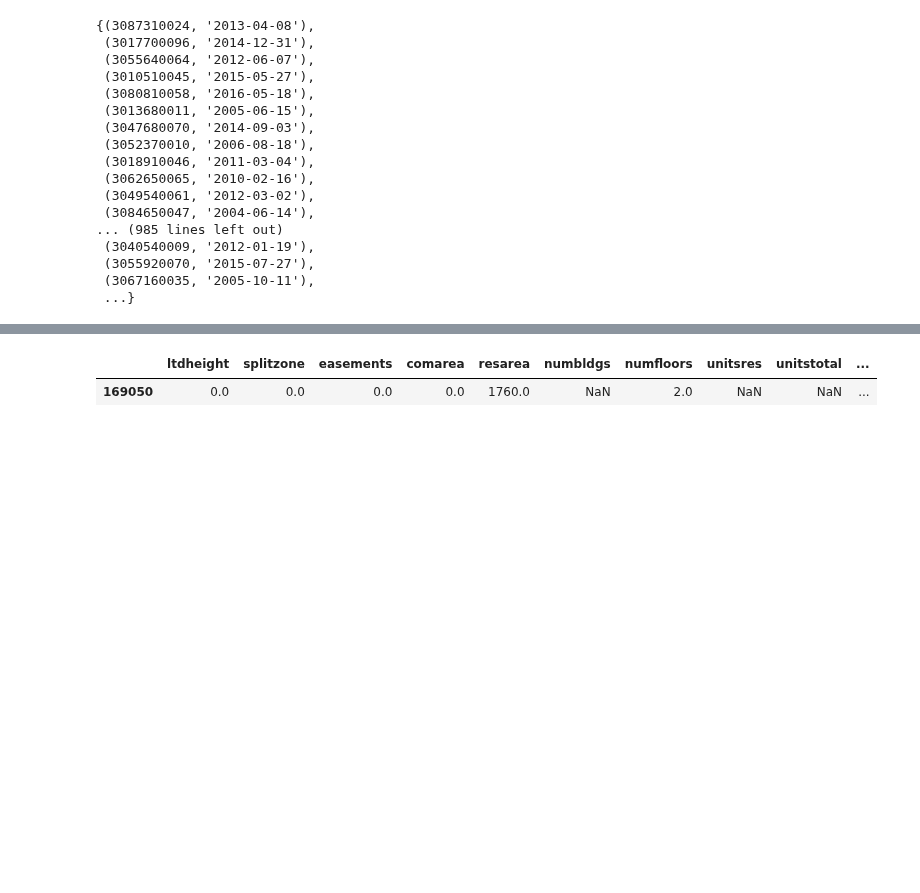
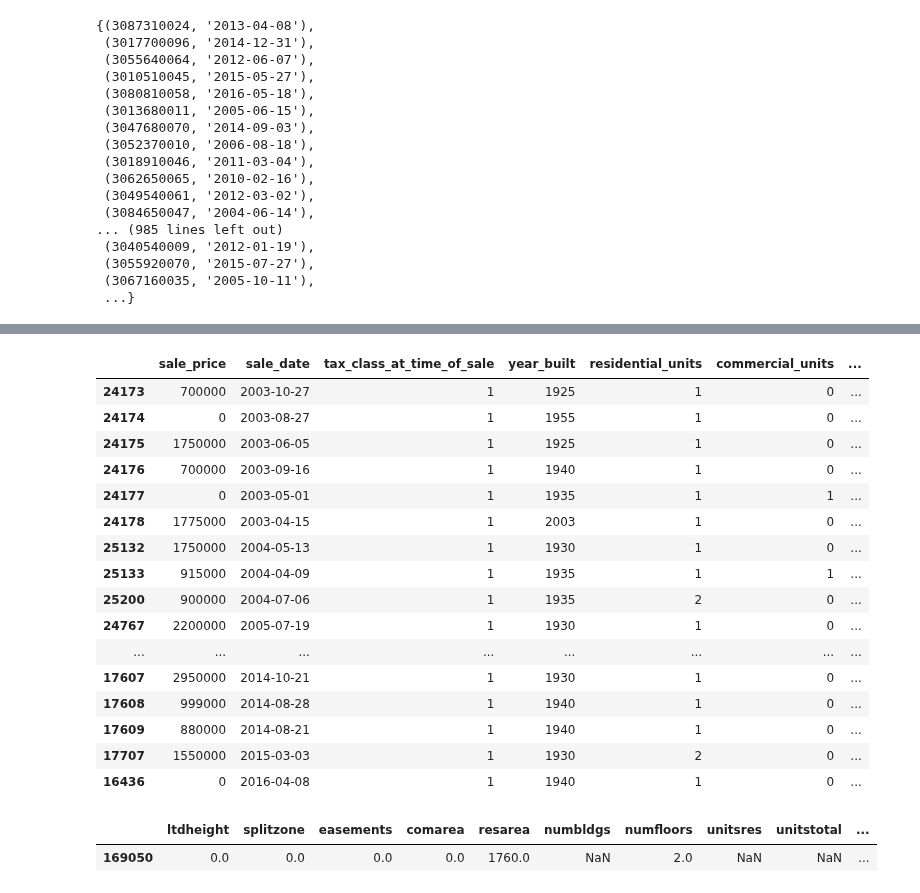
Before and after one commit to jgutman/reveal-estate, a Jupyter notebook: PLUTO_FinanceModeling.ipynb, the cells around one changed output, grey strips where cells are left out. Drawn from its saved outputs; the diff is of its cells as text; code cells hidden in the pictures; blank space fills up the shorter version.

```diff
--- a/PLUTO_FinanceModeling.ipynb
+++ b/PLUTO_FinanceModeling.ipynb
@@ -682,3 +801,23 @@ bk.difference(whole)
+# %%
+finance_bk.loc[lambda df: df.block == 8731]
+# %% [output]
+|  | sale_price | sale_date | tax_class_at_time_of_sale | year_built | residential_units | commercial_units | ... |
+| 24173 | 700000 | 2003-10-27 | 1 | 1925 | 1 | 0 | ... |
+| 24174 | 0 | 2003-08-27 | 1 | 1955 | 1 | 0 | ... |
+| 24175 | 1750000 | 2003-06-05 | 1 | 1925 | 1 | 0 | ... |
+| 24176 | 700000 | 2003-09-16 | 1 | 1940 | 1 | 0 | ... |
+| 24177 | 0 | 2003-05-01 | 1 | 1935 | 1 | 1 | ... |
+| 24178 | 1775000 | 2003-04-15 | 1 | 2003 | 1 | 0 | ... |
+| 25132 | 1750000 | 2004-05-13 | 1 | 1930 | 1 | 0 | ... |
+| 25133 | 915000 | 2004-04-09 | 1 | 1935 | 1 | 1 | ... |
+| 25200 | 900000 | 2004-07-06 | 1 | 1935 | 2 | 0 | ... |
+| 24767 | 2200000 | 2005-07-19 | 1 | 1930 | 1 | 0 | ... |
+| ... | ... | ... | ... | ... | ... | ... | ... |
+| 17607 | 2950000 | 2014-10-21 | 1 | 1930 | 1 | 0 | ... |
+| 17608 | 999000 | 2014-08-28 | 1 | 1940 | 1 | 0 | ... |
+| 17609 | 880000 | 2014-08-21 | 1 | 1940 | 1 | 0 | ... |
+| 17707 | 1550000 | 2015-03-03 | 1 | 1930 | 2 | 0 | ... |
+| 16436 | 0 | 2016-04-08 | 1 | 1940 | 1 | 0 | ... |
 # %%
 brooklyn.loc[(brooklyn.bbl == 3087310024) & (brooklyn.sale_date == '2013-04-08')]
 # %% [output]
```
Also changed, not shown: parts of 19 cells of this notebook, 1 other file.
